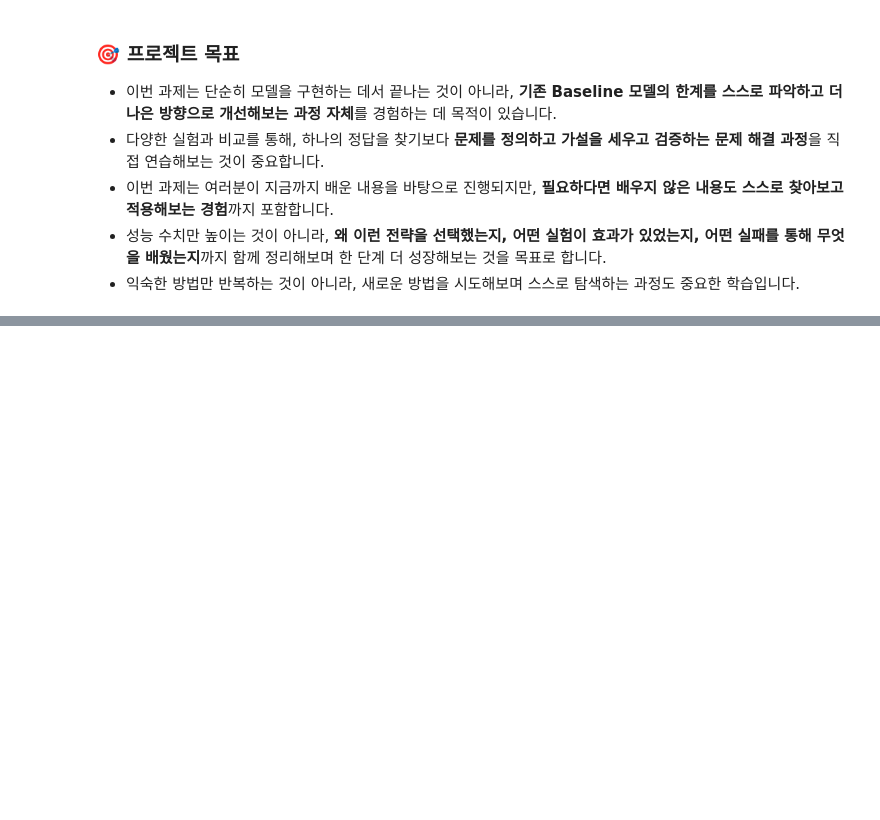
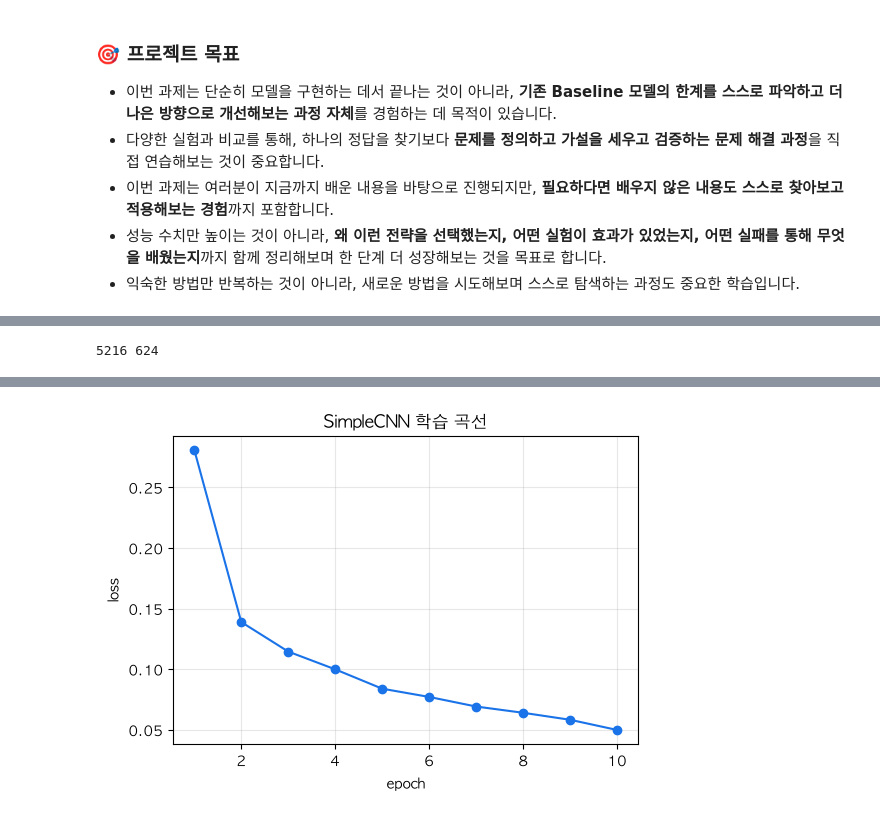
Before and after one commit to having-all/deep_learning_journey, a Jupyter notebook: pneumonia.ipynb, the cells around one changed output, grey strips where cells are left out. Saved outputs shown, nothing was run; the diff lists cells and outputs as text; code cells hidden in the pictures; blank space fills up the shorter version.

```diff
--- a/pneumonia.ipynb
+++ b/pneumonia.ipynb
@@ -407,0 +215,26 @@ print("예측 분포:\n", submission["label"].value_counts())
+# %%
+# 데이터로더 생성
+
+train_ds = TrainCSV(os.path.join(BASE_DIR, "train.csv"), root_dir=os.path.join(BASE_DIR, "train"))
+test_ds = TestCSV(os.path.join(BASE_DIR, "test.csv"), root_dir=os.path.join(BASE_DIR, "test"))
+
+train_loader = DataLoader(train_ds, batch_size=32, shuffle=True)
+test_loader = DataLoader(test_ds, batch_size=32, shuffle=False)
+
+print(len(train_ds), len(test_ds))   # train: 5216개, test: 624개
+# %% [output]
+5216 624
+# %%
+# SimpleCNN 모델
+class SimpleCNN(nn.Module):
+    def __init__(self):
+        super().__init__()
+        self.conv= nn.Sequential(
+            # (1, 128, 128) → (16,64,64)
+            nn.Conv2d(1, 16, kernel_size=3, padding=1), nn.ReLU(), nn.MaxPool2d(2),
+            # (16,64,64) → (32,32,32)
+            nn.Conv2d(16, 32, kernel_size=3, padding=1), nn.ReLU(), nn.MaxPool2d(2)
+        )
+         # 출력 2개: 정상, 폐렴
+        self.fc = nn.Sequential(nn.Flatten(), nn.Linear(32*32*32, 2))
+    def forward(self, x): return self.fc(self.conv(x))
@@ -407,0 +248,27 @@ print("예측 분포:\n", submission["label"].value_counts())
+# %%
+# 학습
+torch.manual_seed(42)
+model = SimpleCNN().to(device)
+optimizer = optim.Adam(model.parameters(), lr=0.001)
+
+train_losses = []                                   # 추가 ①: loss를 담을 리스트
+for epoch in range(10):
+    model.train(); running = 0.0
+    for x, y in train_loader:
+        x, y = x.to(device), y.to(device)
+        logits = model(x)
+        loss = criterion(logits, y)
+        optimizer.zero_grad(); loss.backward(); optimizer.step()
+        running += loss.item() * x.size(0)
+    epoch_loss = running / len(train_loader.dataset)
+    train_losses.append(epoch_loss)                 # 추가 ②: epoch마다 저장
+    print(f"Epoch {epoch+1} | loss {epoch_loss:.4f}")
+
+# 학습 곡선
+plt.figure(figsize=(6, 4))
+plt.plot(range(1, len(train_losses) + 1), train_losses, marker='o', color='#1A73E8')
+plt.xlabel('epoch'); plt.ylabel('loss')
+plt.title('SimpleCNN 학습 곡선')
+plt.grid(alpha=0.3)
+plt.show()
+# %% [output]
@@ -407,0 +285 @@ print("예측 분포:\n", submission["label"].value_counts())
+[figure, added]
```
Also changed, not shown: parts of 64 cells of this notebook, 3 other files.
